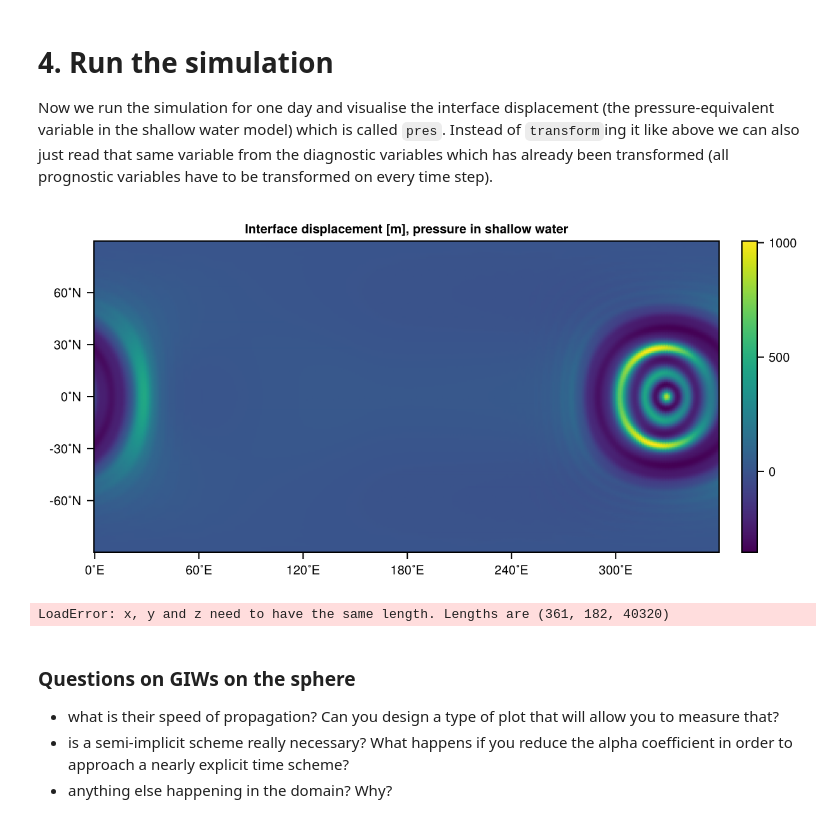
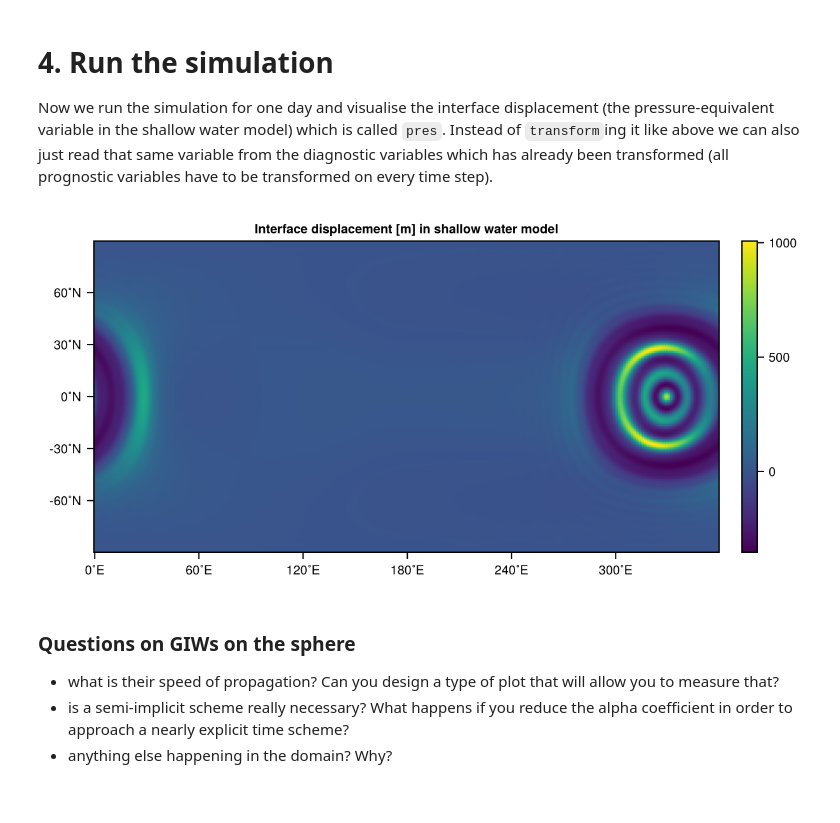
Before and after one commit to pierluigividale/MTMW14, a Jupyter notebook: Notebooks/SW-GlobalGWs-PL-Milan.ipynb, the cells around one changed output. Cells and saved outputs as stored; diff of their text form; code cells hidden in the pictures.

```diff
--- a/Notebooks/SW-GlobalGWs-PL-Milan.ipynb
+++ b/Notebooks/SW-GlobalGWs-PL-Milan.ipynb
@@ -126,24 +127,11 @@ Now we run the simulation for one day and visualise the interface displacement (
 # %%
 run!(simulation, period=Day(1), output=true)
 
-using CairoMakie
-heatmap(simulation.diagnostic_variables.grid.pres_grid, title="Interface displacement [m], pressure in shallow water")
+using GeoMakie, CairoMakie
+heatmap(simulation.diagnostic_variables.grid.pres_grid, title="Interface displacement [m] in shallow water model")
+#animate(simulation, variable="eta", output_file="Bell_eta_animation.mp4", level=1) # animate vorticity at the first vertical level
 # %% [output]
-[figure, old version]
+[figure, new version]
-# %%
-using GeoMakie, CairoMakie
-
-lons = -180:180
-lats = -90:91
-#field = [exp(cosd(l)) + 3(y/90) for l in lons, y in lats]
-
-fig = Figure()
-ax = GeoAxis(fig[1,1])
-#surface!(ax, lons, lats, field; shading = NoShading)
-surface!(ax, lons, lats, simulation.diagnostic_variables.grid.pres_grid; shading = NoShading)
-fig
-# %% [output]
-LoadError: x, y and z need to have the same length. Lengths are (361, 182, 40320)
 # %% [markdown]
 ### Questions on GIWs on the sphere
 - what is their speed of propagation? Can you design a type of plot that will allow you to measure that?
```
Also changed, not shown: parts of 12 cells of this notebook.
